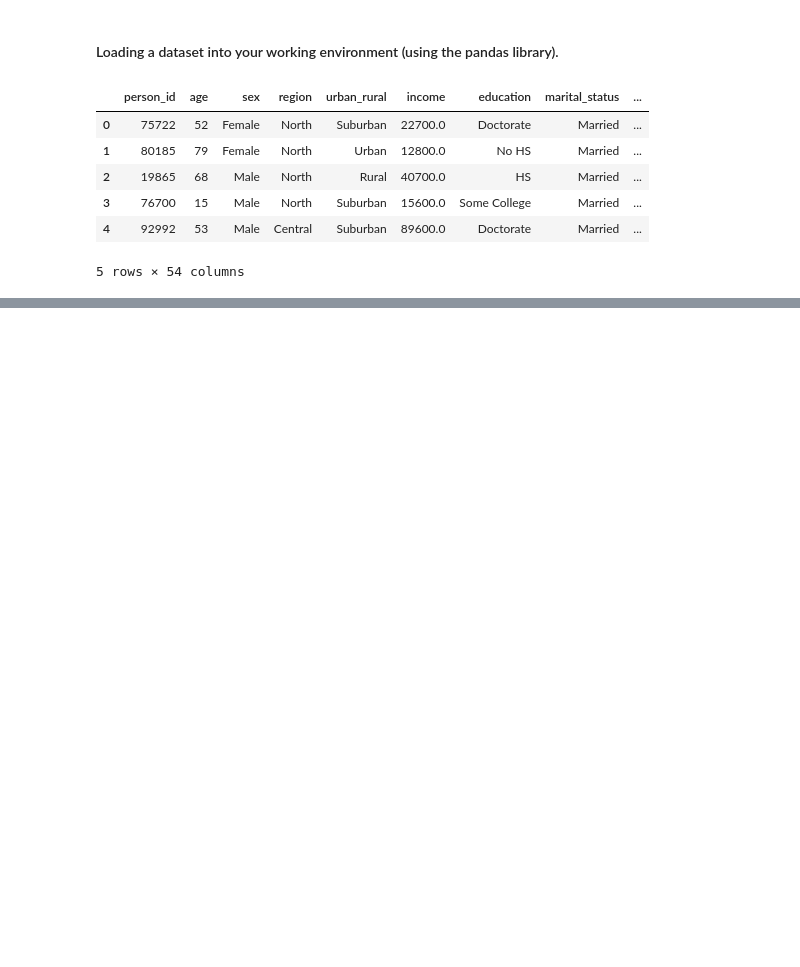
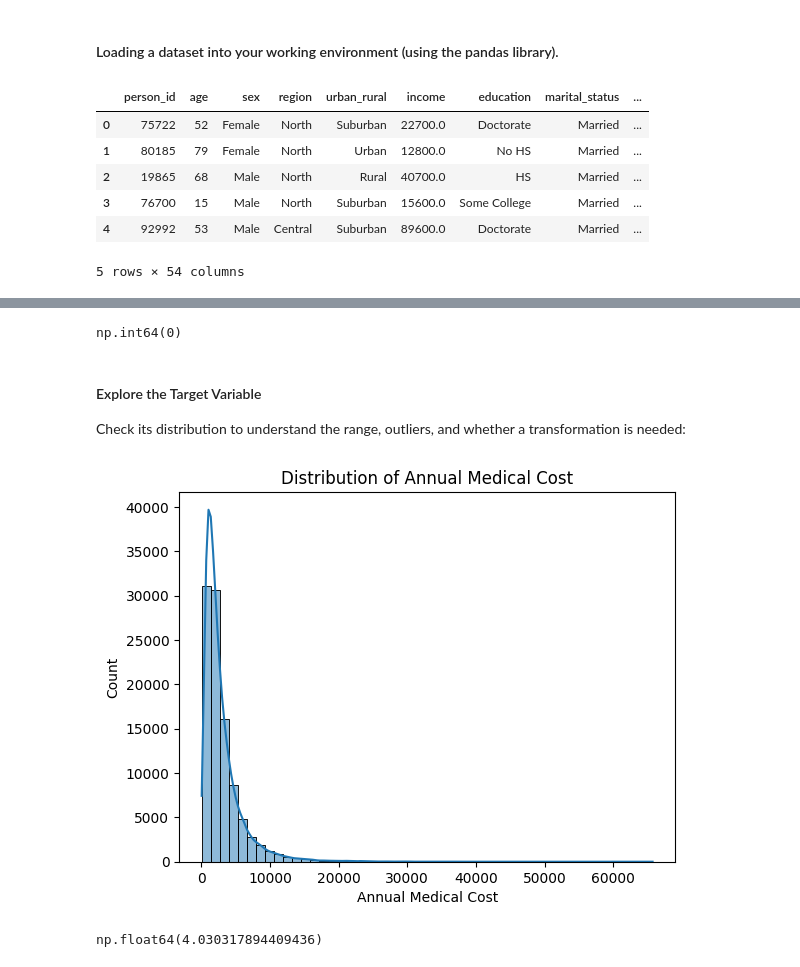
Before and after one commit to MaykInvest/Medical-Insurance-Cost-Prediction-, a Jupyter notebook: analysis.ipynb, the cells around one changed output, grey strips where cells are left out. Saved outputs shown, nothing was run; the diff lists cells and outputs as text; code cells hidden in the pictures; blank space fills up the shorter version.

Commit message:
Beginning the EDA process, and clining the df. Explored the Target Variable and did a basic feature processing. Now is time of split data for training and testing

```diff
--- a/analysis.ipynb
+++ b/analysis.ipynb
@@ -106,0 +180,2 @@ df.head()
+# %%
+df['alcohol_freq'] = df['alcohol_freq'].fillna('Unknown', inplace=True)  # replace missing values with "Unknown"
@@ -106,0 +202,24 @@ df.head()
+# %%
+df.duplicated().sum()  # check how many duplicated rows exist
+# %% [output]
+np.int64(0)
+# %% [markdown]
+#### Explore the Target Variable
+Check its distribution to understand the range, outliers, and whether a transformation is needed:
+# %%
+import matplotlib.pyplot as plt
+import seaborn as sns
+
+# Plot distribution of the target variable
+sns.histplot(df['annual_medical_cost'], bins=50, kde=True)  # histogram + density curve
+plt.title('Distribution of Annual Medical Cost')  # plot title
+plt.xlabel('Annual Medical Cost')  # x-axis label
+plt.ylabel('Count')  # y-axis label
+plt.show()  # display the plot
+# %% [output]
+[figure, added]
+# %%
+# Check skewness of the target
+df['annual_medical_cost'].skew()  # >0: right-skewed, <0: left-skewed
+# %% [output]
+np.float64(4.030317894409436)
```
Also changed, not shown: parts of 16 cells of this notebook.
